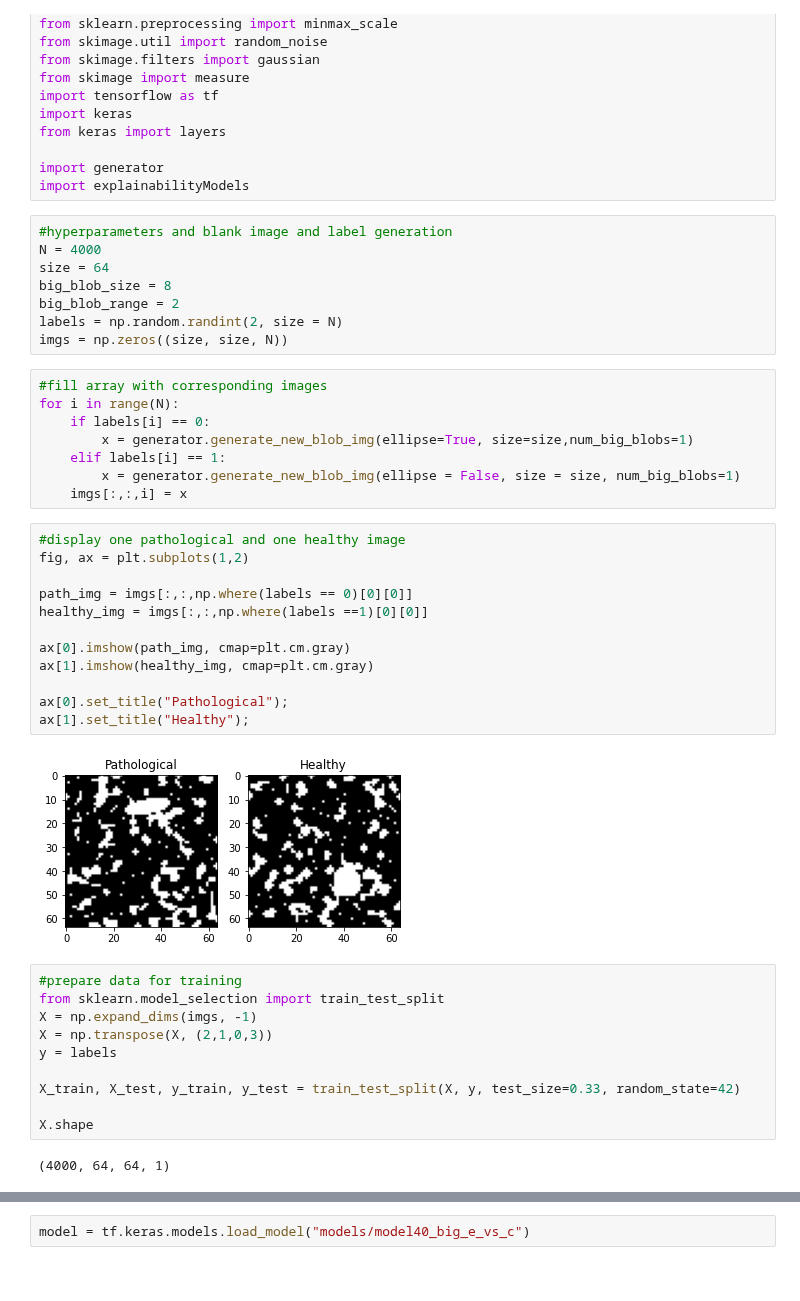
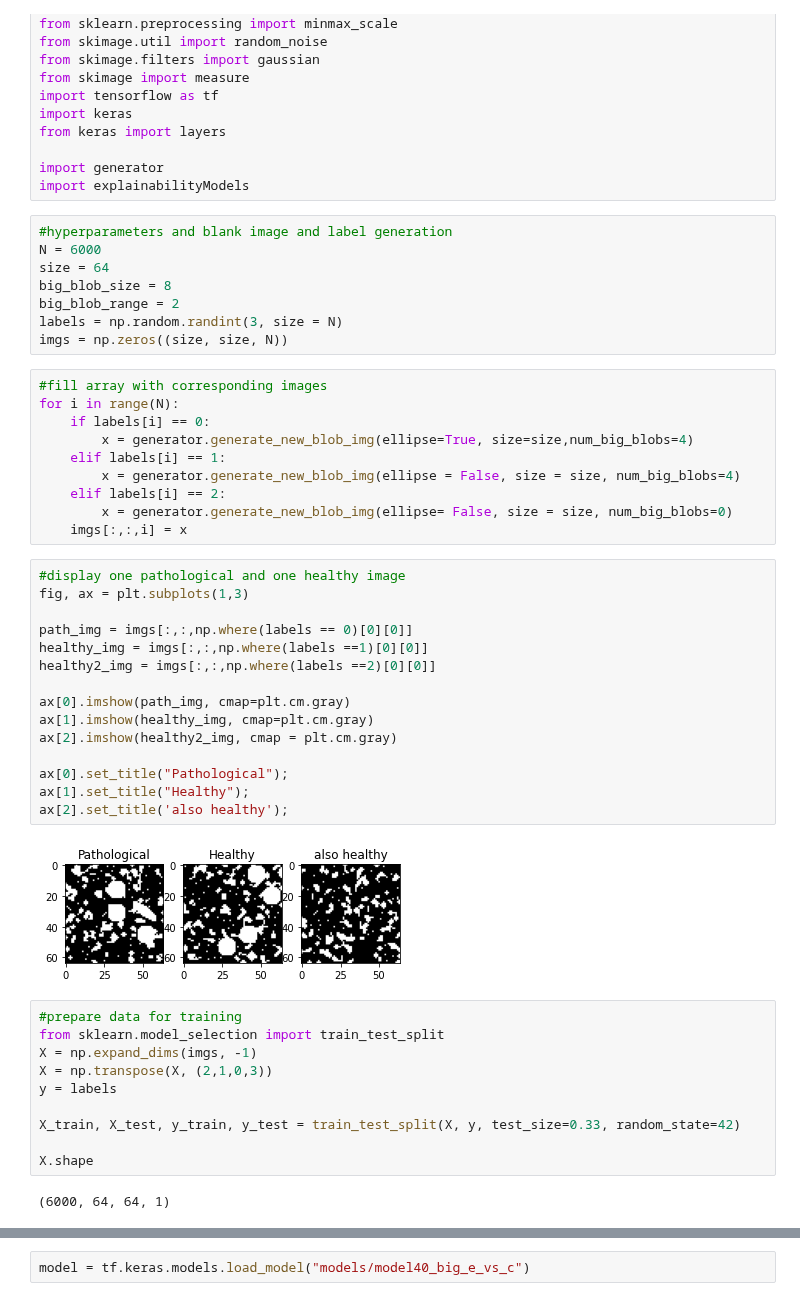
Before and after one commit to Kayzi0/ExplainBlobs, a Jupyter notebook: model_train.ipynb, the cells around one changed output, grey strips where cells are left out. Drawn from its saved outputs; the diff is of its cells as text.

```diff
--- a/model_train.ipynb
+++ b/model_train.ipynb
@@ -16,34 +16,39 @@ import generator
 import explainabilityModels
 # %%
 #hyperparameters and blank image and label generation
-N = 4000
+N = 6000
 size = 64
 big_blob_size = 8
 big_blob_range = 2
-labels = np.random.randint(2, size = N)
+labels = np.random.randint(3, size = N)
 imgs = np.zeros((size, size, N))
 # %%
 #fill array with corresponding images
 for i in range(N):
     if labels[i] == 0:
-        x = generator.generate_new_blob_img(ellipse=True, size=size,num_big_blobs=1)
+        x = generator.generate_new_blob_img(ellipse=True, size=size,num_big_blobs=4)
     elif labels[i] == 1:
-        x = generator.generate_new_blob_img(ellipse = False, size = size, num_big_blobs=1)
+        x = generator.generate_new_blob_img(ellipse = False, size = size, num_big_blobs=4)
+    elif labels[i] == 2:
+        x = generator.generate_new_blob_img(ellipse= False, size = size, num_big_blobs=0)
     imgs[:,:,i] = x
 # %%
 #display one pathological and one healthy image
-fig, ax = plt.subplots(1,2)
+fig, ax = plt.subplots(1,3)
 
 path_img = imgs[:,:,np.where(labels == 0)[0][0]]
 healthy_img = imgs[:,:,np.where(labels ==1)[0][0]]
+healthy2_img = imgs[:,:,np.where(labels ==2)[0][0]]
 
 ax[0].imshow(path_img, cmap=plt.cm.gray)
 ax[1].imshow(healthy_img, cmap=plt.cm.gray)
+ax[2].imshow(healthy2_img, cmap = plt.cm.gray)
 
 ax[0].set_title("Pathological");
 ax[1].set_title("Healthy");
+ax[2].set_title('also healthy');
 # %% [output]
-[figure, old version]
+[figure, new version]
 # %%
 #prepare data for training
 from sklearn.model_selection import train_test_split
@@ -55,6 +60,6 @@ X_train, X_test, y_train, y_test = train_test_split(X, y, test_size=0.33, random
 
 X.shape
 # %% [output]
-(4000, 64, 64, 1)
+(6000, 64, 64, 1)
 # %%
 # Model hyperparameters
```
Also changed, not shown: parts of 8 cells of this notebook, 4 other files.
